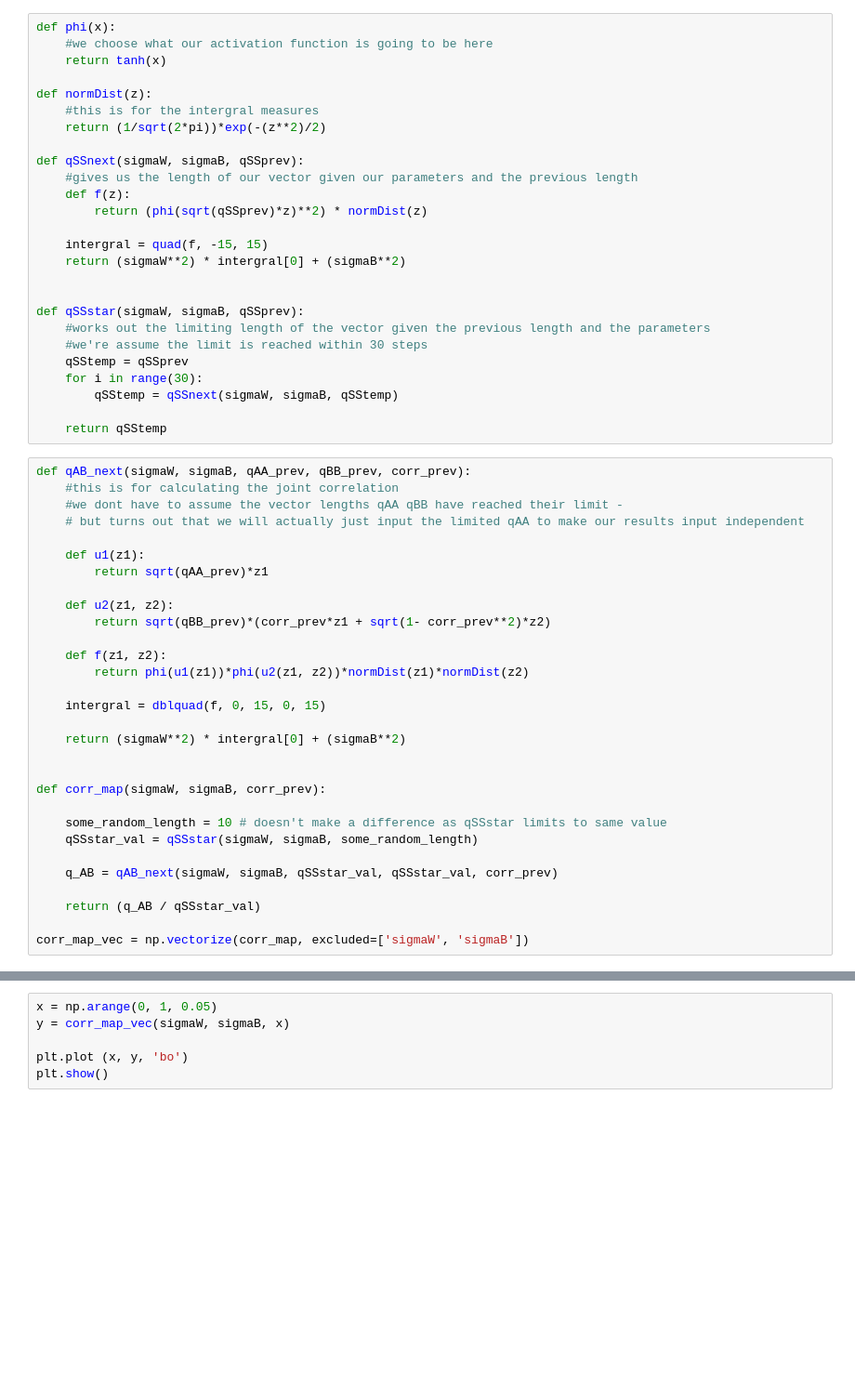
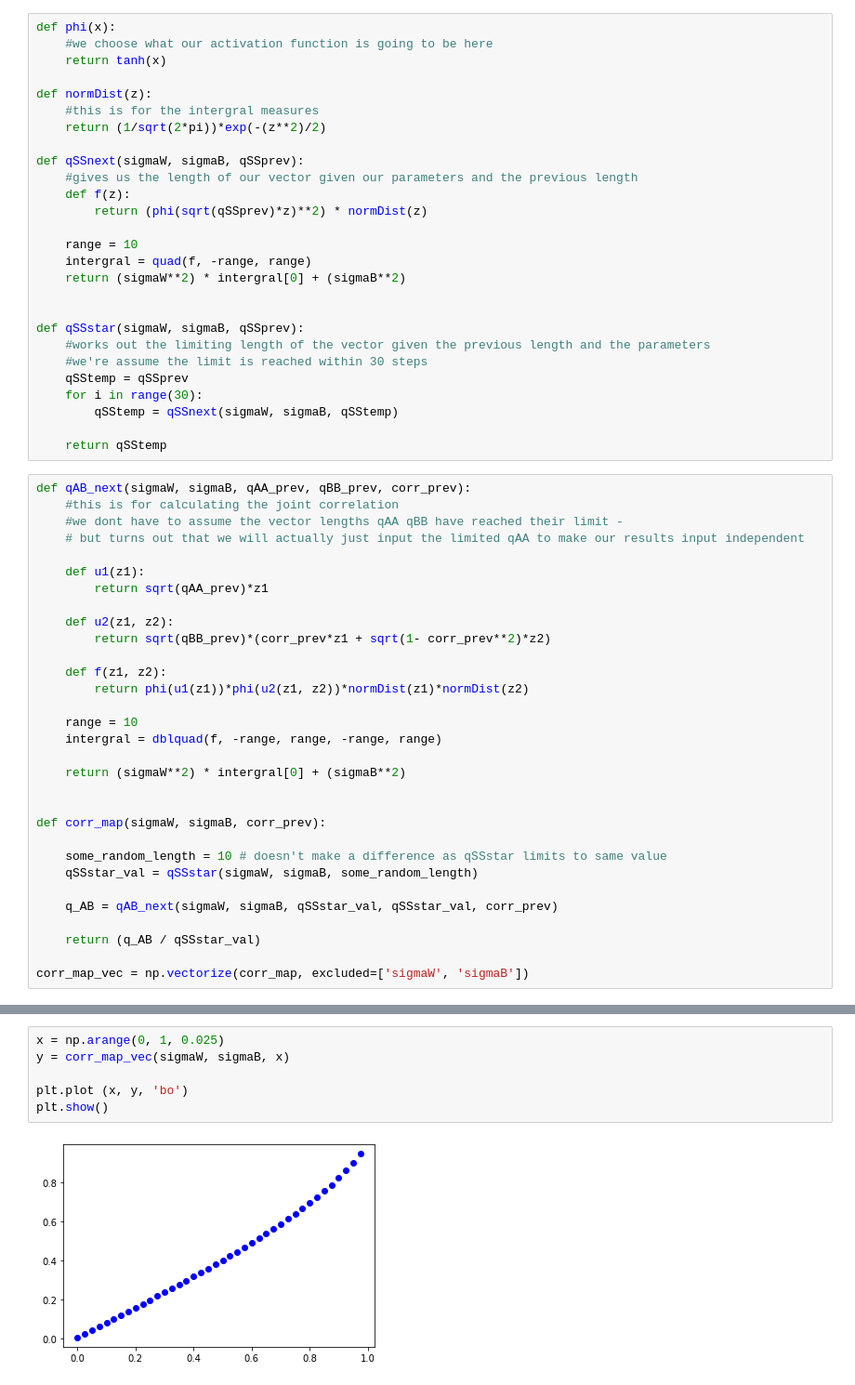
Before and after one commit to saroyas/deep_chaos, a Jupyter notebook: workbook1.ipynb, the cells around one changed output, grey strips where cells are left out. Shown at 93% size. Saved outputs shown, nothing was run; the diff lists cells and outputs as text; blank space fills up the shorter version.

Commit message:
okay, so we have the first plots showing distances from the ideal.

```diff
--- a/workbook1.ipynb
+++ b/workbook1.ipynb
@@ -17,7 +19,8 @@ def qSSnext(sigmaW, sigmaB, qSSprev):
     def f(z):
         return (phi(sqrt(qSSprev)*z)**2) * normDist(z)
 
-    intergral = quad(f, -15, 15)
+    range = 10
+    intergral = quad(f, -range, range)
     return (sigmaW**2) * intergral[0] + (sigmaB**2)
 
 
@@ -44,7 +47,8 @@ def qAB_next(sigmaW, sigmaB, qAA_prev, qBB_prev, corr_prev):
     def f(z1, z2):
         return phi(u1(z1))*phi(u2(z1, z2))*normDist(z1)*normDist(z2)
 
-    intergral = dblquad(f, 0, 15, 0, 15)
+    range = 10
+    intergral = dblquad(f, -range, range, -range, range)
 
     return (sigmaW**2) * intergral[0] + (sigmaB**2)
 
@@ -69,6 +73,8 @@ corr_map(sigmaW, sigmaB, 1)
 # %%
-x = np.arange(0, 1, 0.05)
+x = np.arange(0, 1, 0.025)
 y = corr_map_vec(sigmaW, sigmaB, x)
 
 plt.plot (x, y, 'bo')
 plt.show()
+# %% [output]
+[figure, added]
```
Also changed, not shown: parts of 6 cells of this notebook.
